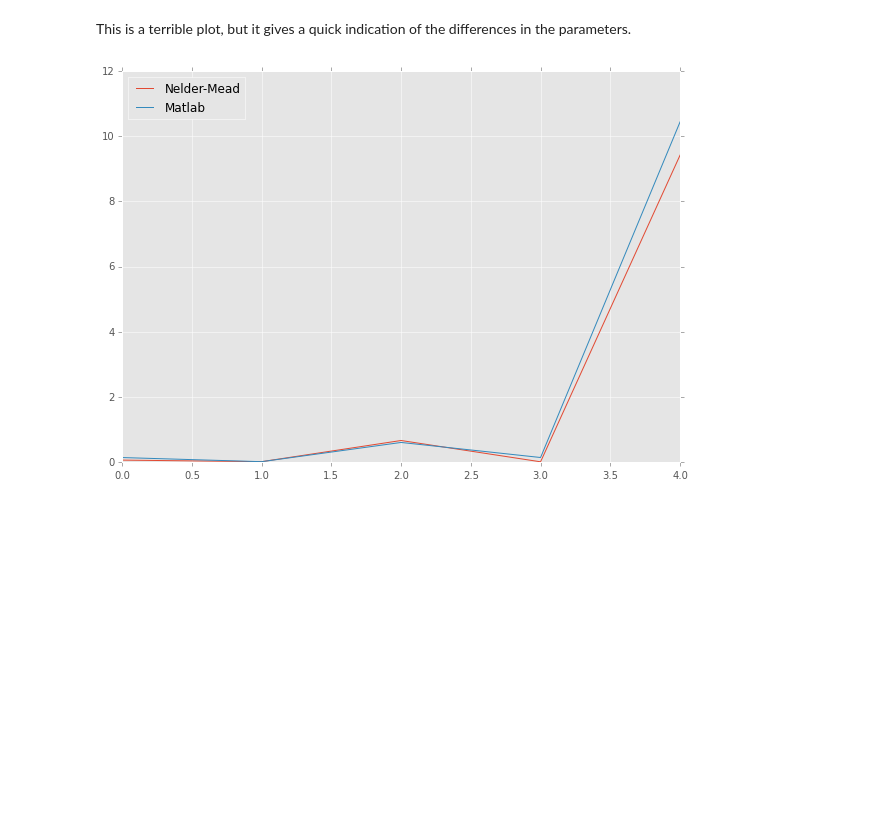
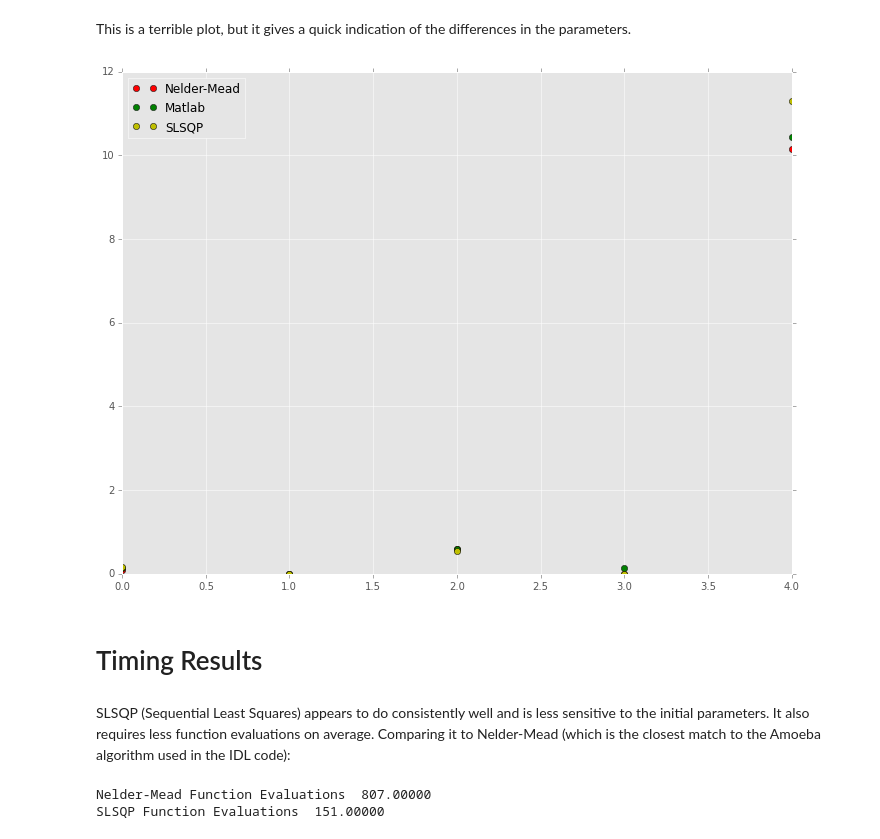
Before and after one commit to obarrilero/sambuca, a Jupyter notebook: reference/notebooks/Sambuca Minimisation Experiments.ipynb, the cells around one changed output. Saved outputs shown, nothing was run; the diff lists cells and outputs as text; code cells hidden in the pictures; blank space fills up the shorter version.

Commit message:
added experiments with other minimisation functions

```diff
--- a/reference/notebooks/Sambuca Minimisation Experiments.ipynb
+++ b/reference/notebooks/Sambuca Minimisation Experiments.ipynb
@@ -195,6 +219,6 @@ noise_data = loadmat(filename, squeeze_me=True)
 # %%
 # construct an objective value with handling for parameter boundaries
-obj = make_objective(
+obj_bounds = make_objective(
         siops_data,
         sensor_data['filt'],
         obs_spectra,
@@ -202,6 +226,11 @@ obj = make_objective(
         noise_data['noiserrs'])
 
 # call the minimiser
-res_nm = minimize(obj, p0, method='nelder-mead',
-                  options={'xtol':1e-8, 'disp':True, 'maxiter':2000})
+res_nm = minimize(obj_bounds, p0, method='nelder-mead',
+                  options={'xtol':1e-8, 'disp':True, 'maxiter':50000})
+
+p_nm = res_nm['x']
+print_parameters(p_nm)
+
+nm_spectra = evaluate_forward_model(p_nm, siops_data, sensor_data['filt'])
 # %% [output]
@@ -208,0 +289,8 @@ Warning: Maximum number of function evaluations has been exceeded.
+# %%
+# construct an objective without boundary values
+obj_nobounds = make_objective(
+        siops_data,
+        sensor_data['filt'],
+        obs_spectra,
+        None,
+        noise_data['noiserrs'])
@@ -208,0 +309,7 @@ Warning: Maximum number of function evaluations has been exceeded.
+# %%
+res_slsqp = minimize(obj_nobounds, p0, method='SLSQP', bounds=p_bounds,
+                     options={'disp':True, 'maxiter':20000})
+p_slsqp = res_slsqp['x']
+if p_slsqp[3] < 0: p_slsqp[3] = 0
+print_parameters(p_slsqp)
+slsqp_spectra = evaluate_forward_model(p_slsqp, siops_data, sensor_data['filt'])
@@ -230,10 +350,21 @@ Q:       0.00000
 # %% [markdown]
 This is a terrible plot, but it gives a quick indication of the differences in the parameters.
 # %%
-plt.figure(figsize=(10,7))
-plt.plot(p_nm, label='Nelder-Mead')
-plt.plot(matlab_final_parameters, label='Matlab')
+plt.figure(figsize=(plot_width, plot_height))
+plt.plot(p_nm, 'ro', label='Nelder-Mead')
+plt.plot(matlab_final_parameters, 'go', label='Matlab')
+plt.plot(p_slsqp, 'yo', label='SLSQP')
 plt.legend(loc='upper left')
 plt.show()
 # %% [output]
-[figure, old version]
+[figure, new version]
+# %% [markdown]
+# Timing Results
+# %% [markdown]
+SLSQP (Sequential Least Squares) appears to do consistently well and is less sensitive to the initial parameters. It also requires less function evaluations on average. Comparing it to Nelder-Mead (which is the closest match to the Amoeba algorithm used in the IDL code):
+# %%
+print('Nelder-Mead Function Evaluations {:10.5f}'.format(res_nm['nfev']))
+print('SLSQP Function Evaluations {:10.5f}'.format(res_slsqp['nfev']))
+# %% [output]
+Nelder-Mead Function Evaluations  807.00000
+SLSQP Function Evaluations  151.00000
```
Also changed, not shown: parts of 23 cells of this notebook, 2 other files.
